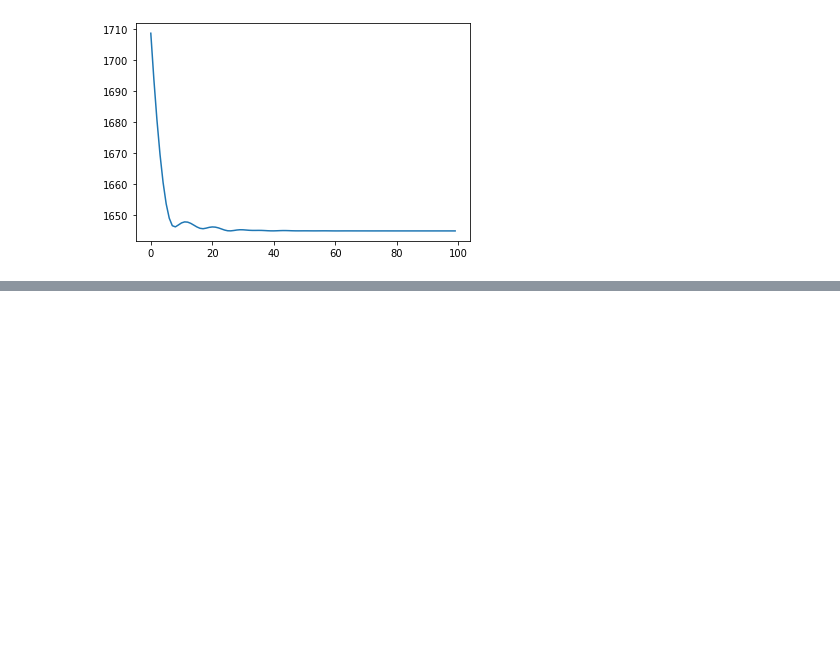
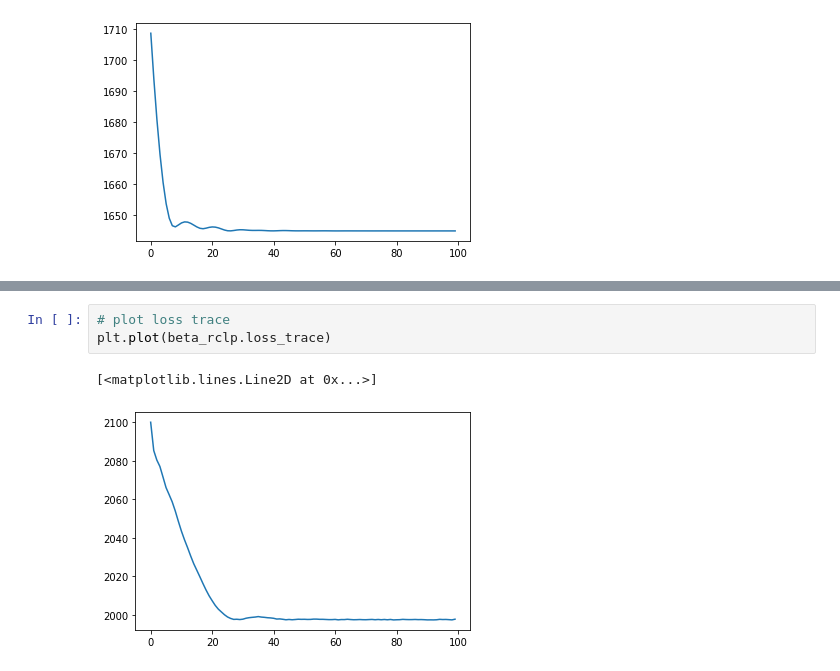
Before and after one commit to reichlab/rclp, a Jupyter notebook: demo.ipynb, the cells around one changed output, grey strips where cells are left out. Saved outputs shown, nothing was run; the diff lists cells and outputs as text; blank space fills up the shorter version.

```diff
--- a/demo.ipynb
+++ b/demo.ipynb
@@ -71,0 +141,6 @@ plt.plot(lp.loss_trace)
+# %%
+# plot loss trace
+plt.plot(beta_rclp.loss_trace)
+# %% [output]
+[<matplotlib.lines.Line2D at 0x...>]
+[figure, added]
```
Also changed, not shown: parts of 8 cells of this notebook, 1 other file.
